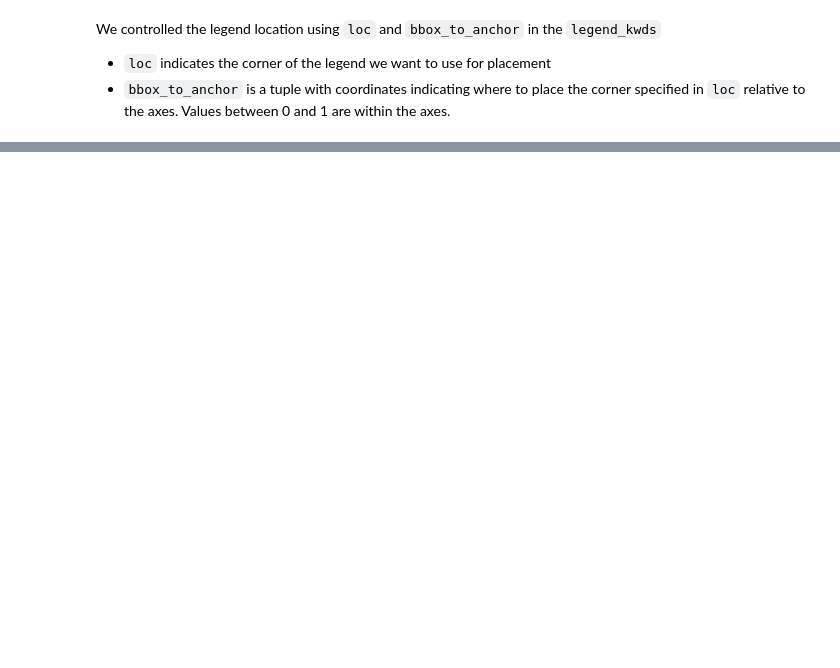
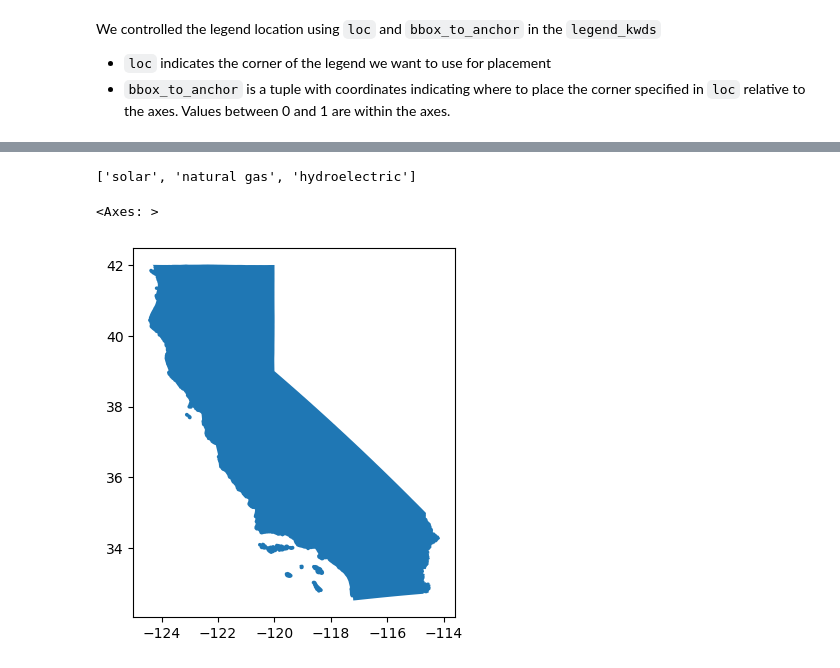
Before and after one commit to emmabeamitchell/eds2020-2024-in-class, a Jupyter notebook: notebooks/week5-csv-to-geodf.ipynb, the cells around one changed output, grey strips where cells are left out. Cells and saved outputs as stored; diff of their text form; code cells hidden in the pictures; blank space fills up the shorter version.

```diff
--- a/notebooks/week5-csv-to-geodf.ipynb
+++ b/notebooks/week5-csv-to-geodf.ipynb
@@ -244,0 +324,12 @@ We controlled the legend location using `loc` and `bbox_to_anchor` in the `legen
+# %%
+top_sources = ca_power_plants.primsource.value_counts().index[:3].to_list()
+top_sources
+# %% [output]
+['solar', 'natural gas', 'hydroelectric']
+# %%
+ca_boundary = states[states['name'] == "California"]
+# %%
+ca_boundary.plot()
+# %% [output]
+<Axes: >
+[figure, added]
```
Also changed, not shown: parts of 20 cells of this notebook.
